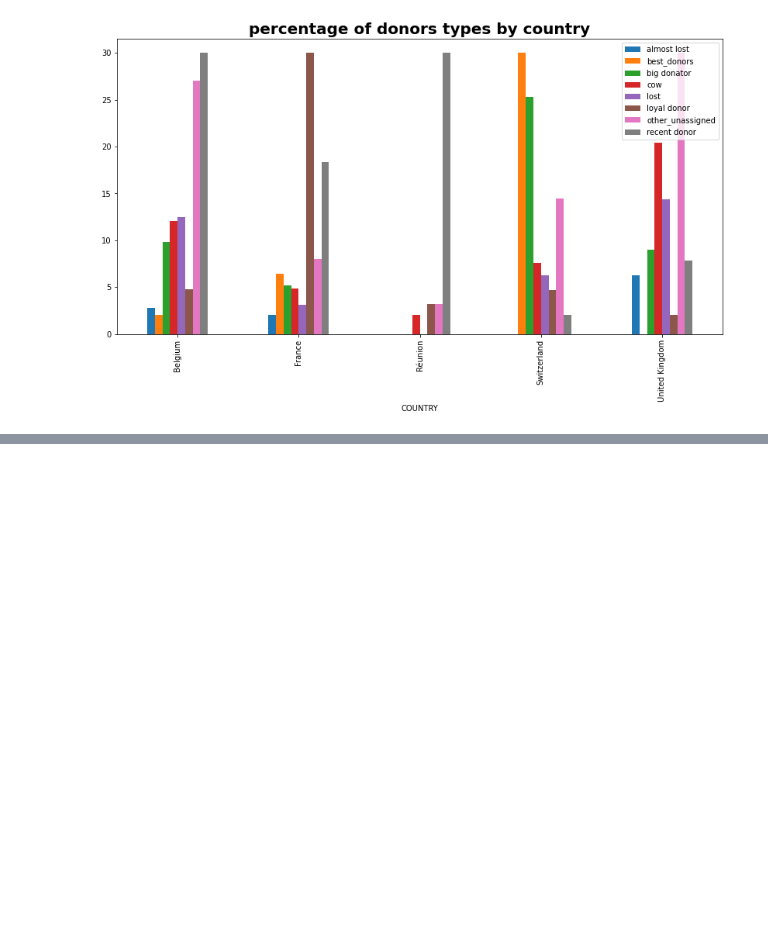
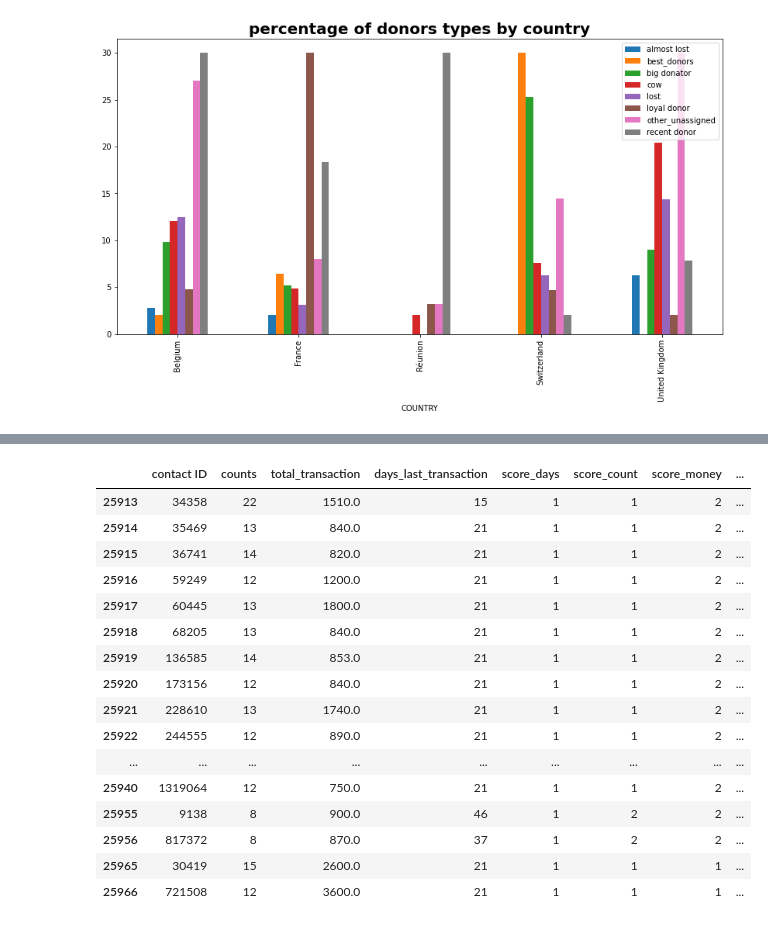
Before and after one commit to mnasini/ekimetrics-, a Jupyter notebook: ekimetrics.ipynb, the cells around one changed output, grey strips where cells are left out. Drawn from its saved outputs; the diff is of its cells as text; code cells hidden in the pictures; blank space fills up the shorter version.

```diff
--- a/ekimetrics.ipynb
+++ b/ekimetrics.ipynb
@@ -1201,0 +1568,4 @@ Text(0.5, 1.0, 'percentage of donors types by country')
+# %%
+matrix2018 = sorted_kmeans(matrix2018, 'days_last_transaction', 'score_days', ascending=True)
+matrix2018 = sorted_kmeans(matrix2018, 'counts', 'score_count', ascending=False)
+matrix2018 = sorted_kmeans(matrix2018, 'total_transaction', 'score_money', ascending=False)
@@ -1201,0 +1628,2 @@ Text(0.5, 1.0, 'percentage of donors types by country')
+# %%
+matrix2018['score_final'] = matrix2018.score_days.map(str)+matrix2018.score_count.map(str)+ matrix2018.score_money.map(str)
@@ -1201,0 +1652,13 @@ Text(0.5, 1.0, 'percentage of donors types by country')
+# %%
+matrix2018["segment"]="other_unassigned"
+# %%
+possibilities=list(map(''.join,[tuple(map(str, elt)) for elt in  set(permutations([1,1,1,2,2,2], 3))])) #best donors list of clusters
+matrix2018.loc[matrix2018['score_final'].isin(possibilities), 'segment'] = 'best_donors'
+possibilities_almost_lost=list(map(lambda x: "3"+x,list(map(''.join,[tuple(map(str, elt)) for elt in  set(permutations([1,1,2,2,3,3], 2))]))))
+matrix2018.loc[matrix2018['score_final'].isin(possibilities_almost_lost), 'segment'] = 'almost lost'
+possibilities_lost=list(map(lambda x: "4"+x,list(map(''.join,[tuple(map(str, elt)) for elt in  set(permutations([1,1,2,2,3,3,4], 2))]))))
+matrix2018.loc[(matrix2018['score_final'].isin(possibilities_lost))&(matrix2018["segment"]=="other_unassigned"), 'segment'] = 'lost'
+matrix2018.loc[(matrix2018['score_final']=="444"), 'segment'] = 'cow'
+matrix2018.loc[(((matrix2018['score_money']==1)|(matrix2018['score_money']==2))&(matrix2018['segment']=="other_unassigned")), 'segment'] = 'big donator'
+matrix2018.loc[(((matrix2018['score_count']==1)|(matrix2018['score_count']==2))&(matrix2018['segment']=="other_unassigned")), 'segment'] = 'loyal donor'
+matrix2018.loc[(((matrix2018['score_days']==1)|(matrix2018['score_days']==2))&(matrix2018['segment']=="other_unassigned")), 'segment'] = 'recent donor'
@@ -1201,0 +1681,20 @@ Text(0.5, 1.0, 'percentage of donors types by country')
+# %%
+matrix2018[matrix2018["segment"]=="best_donors"]
+# %% [output]
+|  | contact ID | counts | total_transaction | days_last_transaction | score_days | score_count | score_money | ... |
+| 25913 | 34358 | 22 | 1510.0 | 15 | 1 | 1 | 2 | ... |
+| 25914 | 35469 | 13 | 840.0 | 21 | 1 | 1 | 2 | ... |
+| 25915 | 36741 | 14 | 820.0 | 21 | 1 | 1 | 2 | ... |
+| 25916 | 59249 | 12 | 1200.0 | 21 | 1 | 1 | 2 | ... |
+| 25917 | 60445 | 13 | 1800.0 | 21 | 1 | 1 | 2 | ... |
+| 25918 | 68205 | 13 | 840.0 | 21 | 1 | 1 | 2 | ... |
+| 25919 | 136585 | 14 | 853.0 | 21 | 1 | 1 | 2 | ... |
+| 25920 | 173156 | 12 | 840.0 | 21 | 1 | 1 | 2 | ... |
+| 25921 | 228610 | 13 | 1740.0 | 21 | 1 | 1 | 2 | ... |
+| 25922 | 244555 | 12 | 890.0 | 21 | 1 | 1 | 2 | ... |
+| ... | ... | ... | ... | ... | ... | ... | ... | ... |
+| 25940 | 1319064 | 12 | 750.0 | 21 | 1 | 1 | 2 | ... |
+| 25955 | 9138 | 8 | 900.0 | 46 | 1 | 2 | 2 | ... |
+| 25956 | 817372 | 8 | 870.0 | 37 | 1 | 2 | 2 | ... |
+| 25965 | 30419 | 15 | 2600.0 | 21 | 1 | 1 | 1 | ... |
+| 25966 | 721508 | 12 | 3600.0 | 21 | 1 | 1 | 1 | ... |
```
Also changed, not shown: parts of 48 cells of this notebook.
